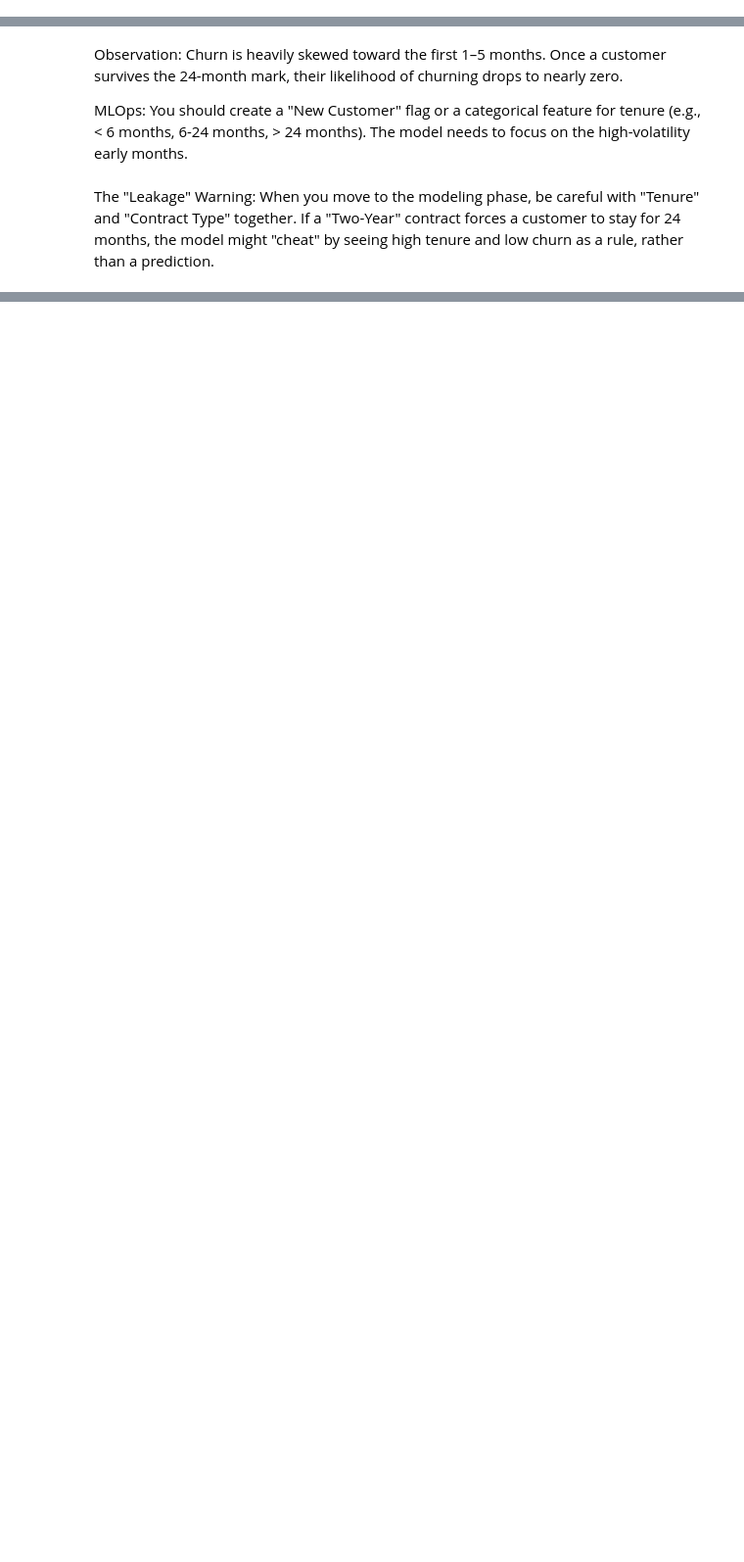
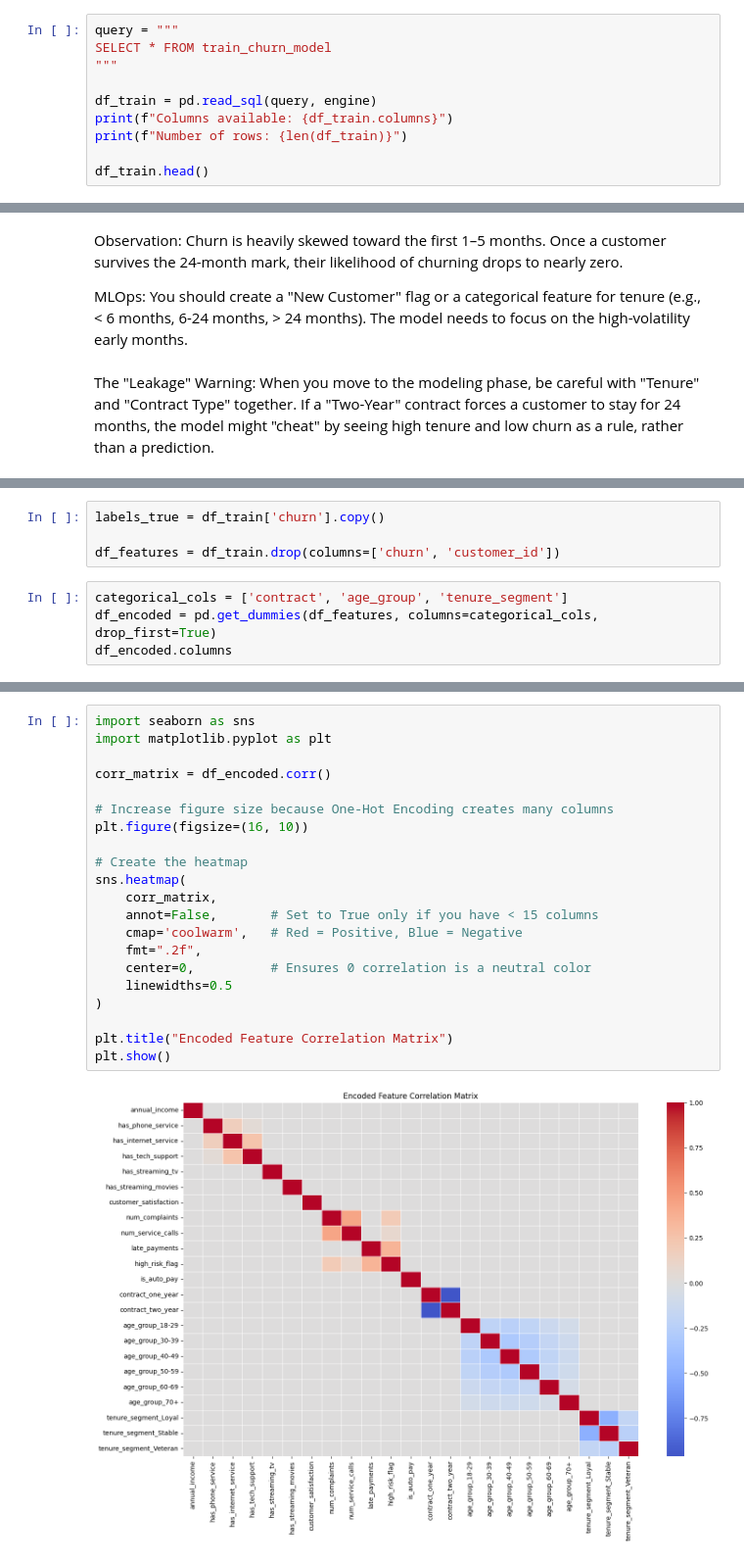
Before and after one commit to WXUXIN/BT4301-Project-Group-10, a Jupyter notebook: dataops/churn_eda.ipynb, the cells around one changed output, grey strips where cells are left out. Shown at 98% size. Drawn from its saved outputs; the diff is of its cells as text; blank space fills up the shorter version.

Commit message:
train_table

```diff
--- a/dataops/churn_eda.ipynb
+++ b/dataops/churn_eda.ipynb
@@ -82,0 +64,10 @@ len(df)
+# %%
+query = """
+SELECT * FROM train_churn_model
+"""
+
+df_train = pd.read_sql(query, engine)
+print(f"Columns available: {df_train.columns}")
+print(f"Number of rows: {len(df_train)}")
+
+df_train.head()
@@ -244,0 +576,8 @@ income_churn_pct
+# %%
+labels_true = df_train['churn'].copy()
+
+df_features = df_train.drop(columns=['churn', 'customer_id'])
+# %%
+categorical_cols = ['contract', 'age_group', 'tenure_segment']
+df_encoded = pd.get_dummies(df_features, columns=categorical_cols, drop_first=True)
+df_encoded.columns
@@ -244,0 +594,23 @@ income_churn_pct
+# %%
+import seaborn as sns
+import matplotlib.pyplot as plt
+
+corr_matrix = df_encoded.corr()
+
+# Increase figure size because One-Hot Encoding creates many columns
+plt.figure(figsize=(16, 10))
+
+# Create the heatmap
+sns.heatmap(
+    corr_matrix,
+    annot=False,       # Set to True only if you have < 15 columns
+    cmap='coolwarm',   # Red = Positive, Blue = Negative
+    fmt=".2f",
+    center=0,          # Ensures 0 correlation is a neutral color
+    linewidths=0.5
+)
+
+plt.title("Encoded Feature Correlation Matrix")
+plt.show()
+# %% [output]
+[figure, added]
```
Also changed, not shown: parts of 24 cells of this notebook, 4 other files.
